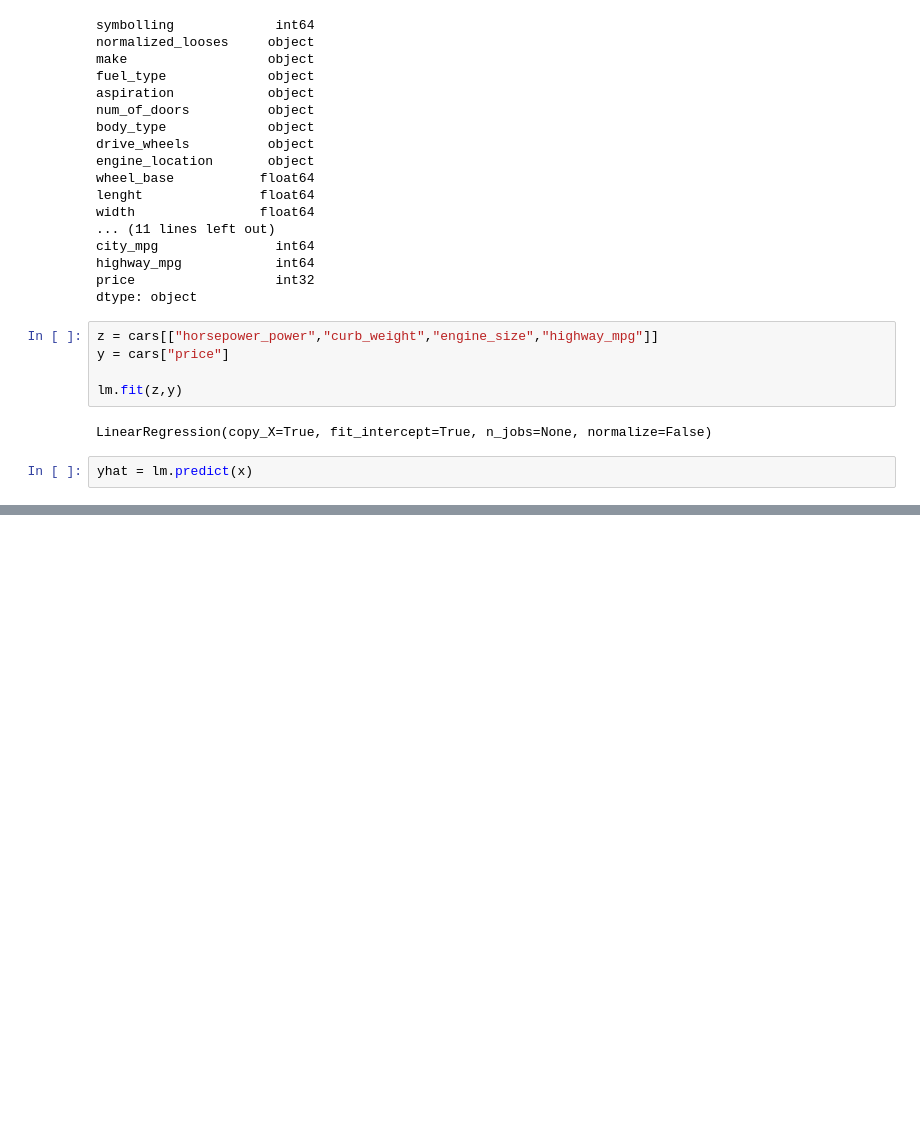
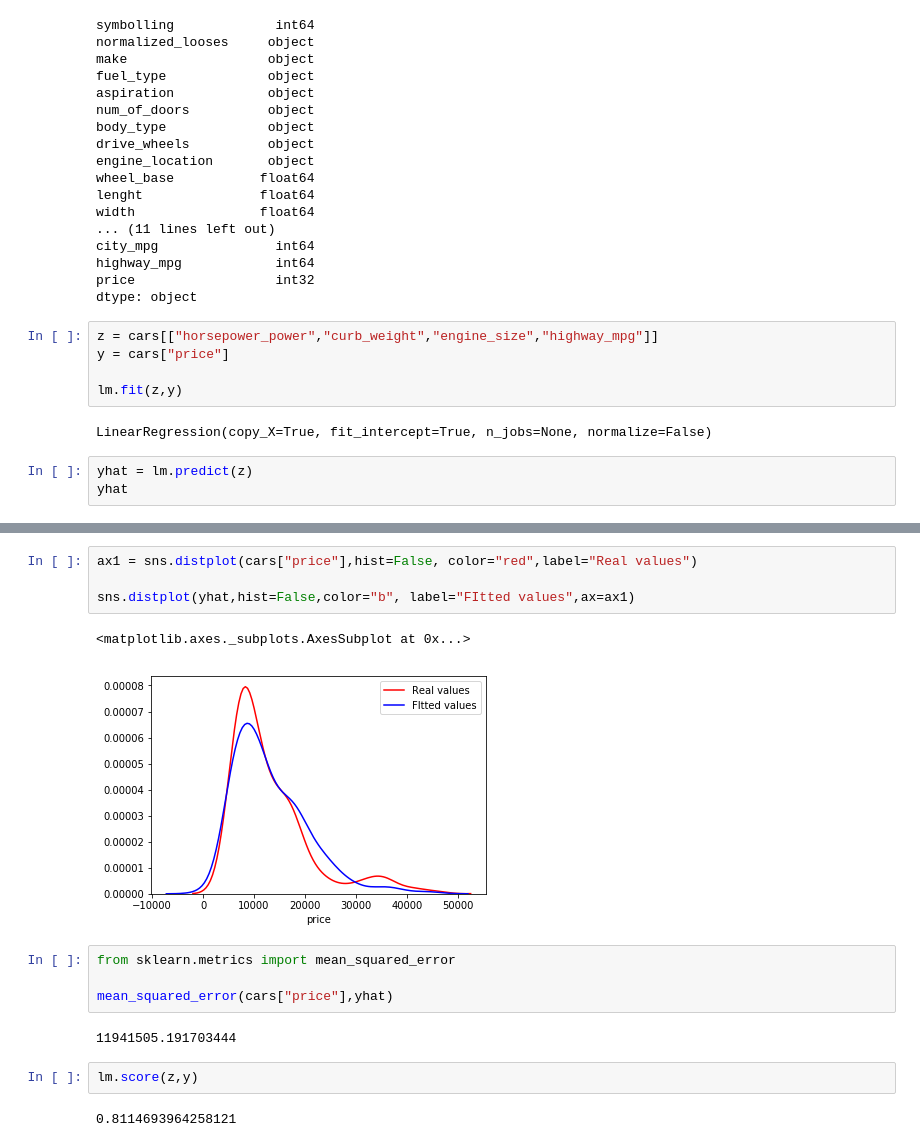
Before and after one commit to StarmasterArg/Cars-analysis, a Jupyter notebook: AUTOS.ipynb, the cells around one changed output, grey strips where cells are left out. Drawn from its saved outputs; the diff is of its cells as text; blank space fills up the shorter version.

```diff
--- a/AUTOS.ipynb
+++ b/AUTOS.ipynb
@@ -353,5 +355,6 @@ lm.fit(z,y)
 # %% [output]
 LinearRegression(copy_X=True, fit_intercept=True, n_jobs=None, normalize=False)
 # %%
-yhat = lm.predict(x)
+yhat = lm.predict(z)
+yhat
 # %% [output]
@@ -358,0 +378,17 @@ ValueError: shapes (201,1) and (4,) not aligned: 1 (dim 1) != 4 (dim 0)
+# %%
+ax1 = sns.distplot(cars["price"],hist=False, color="red",label="Real values")
+
+sns.distplot(yhat,hist=False,color="b", label="FItted values",ax=ax1)
+# %% [output]
+<matplotlib.axes._subplots.AxesSubplot at 0x...>
+[figure, added]
+# %%
+from sklearn.metrics import mean_squared_error
+
+mean_squared_error(cars["price"],yhat)
+# %% [output]
+11941505.191703444
+# %%
+lm.score(z,y)
+# %% [output]
+0.8114693964258121
```
Also changed, not shown: parts of 6 cells of this notebook.
